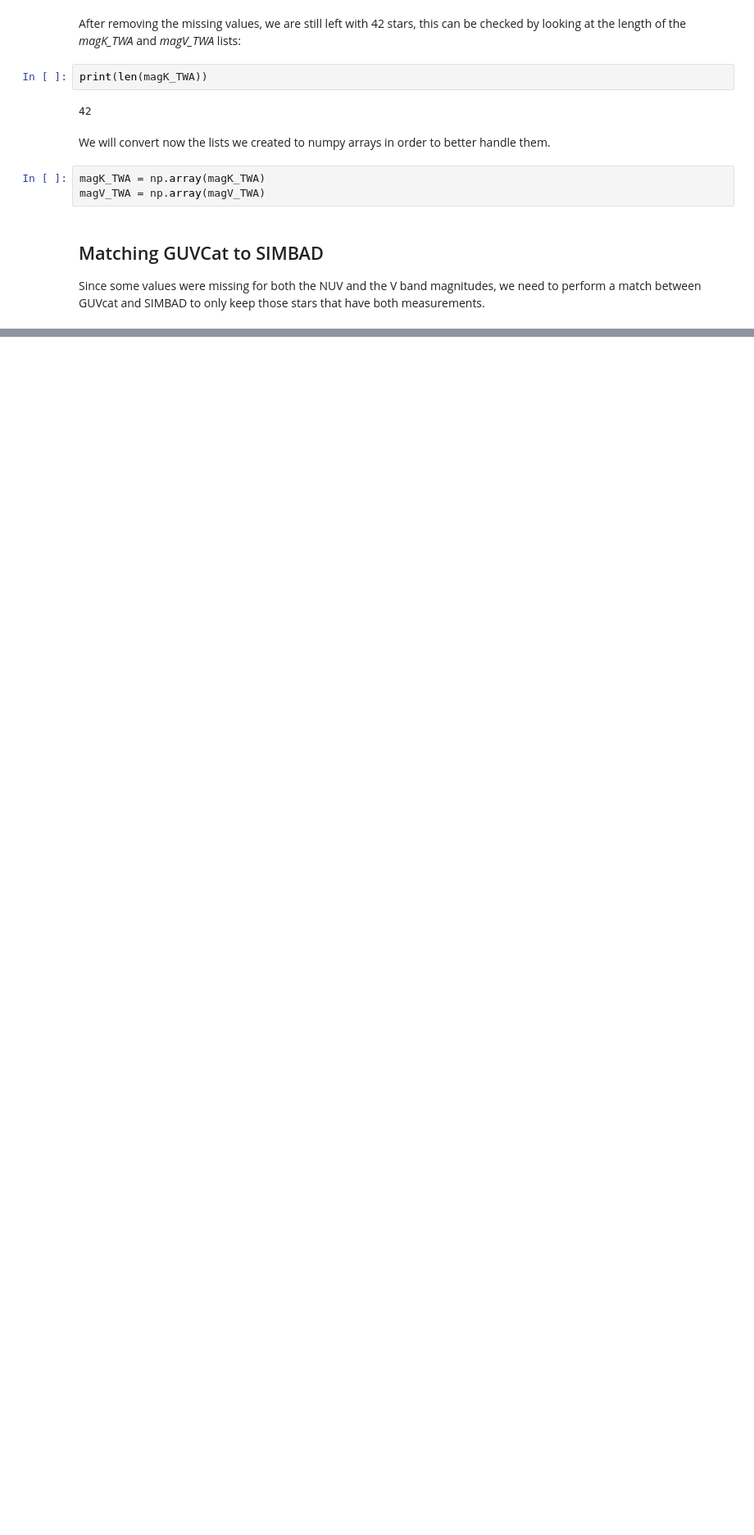
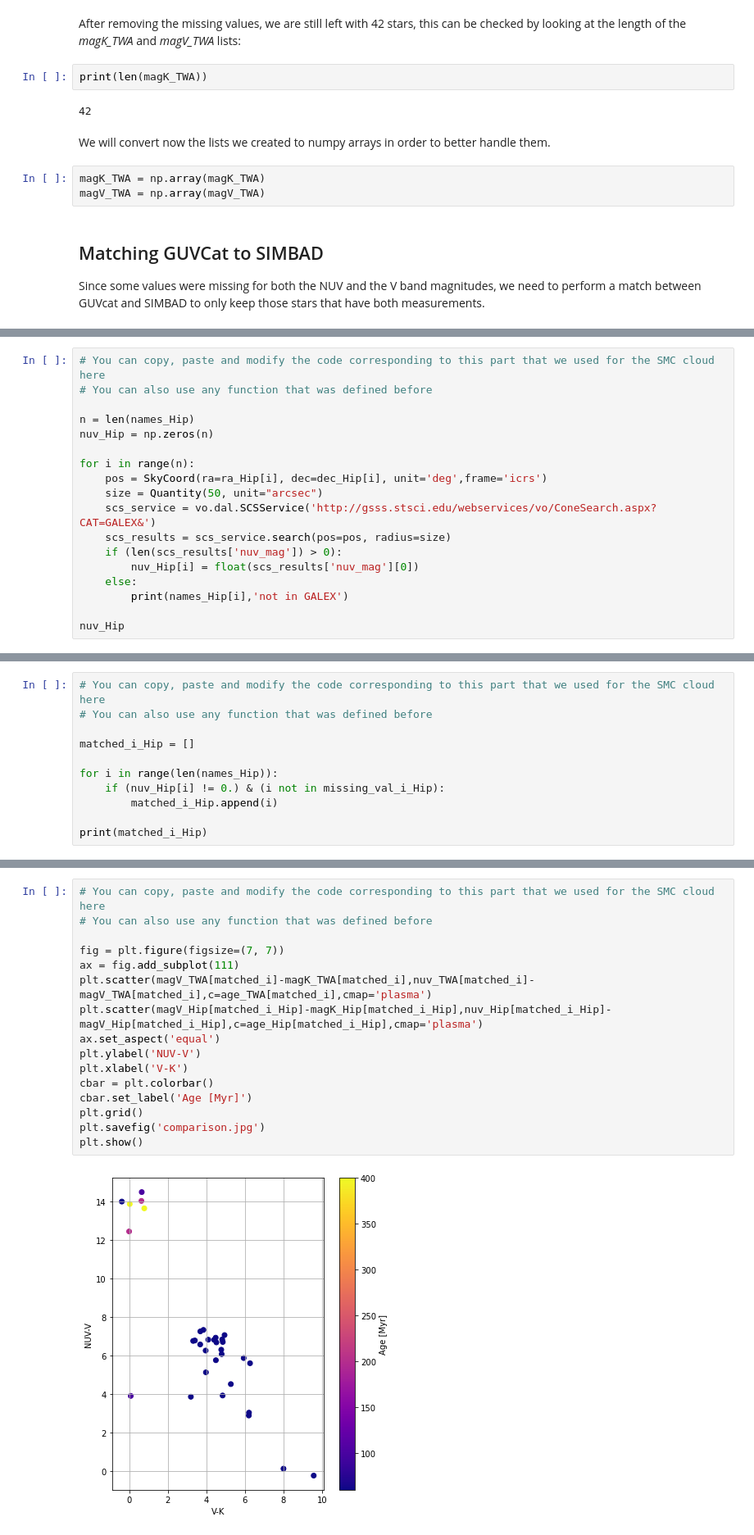
Before and after one commit to ScienceBetter/notebooks-stsci, a Jupyter notebook: UV_excess_in_low_mass_stars/UV_excess_in_low_mass_stars.ipynb, the cells around one changed output, grey strips where cells are left out. Shown at 82% size. Drawn from its saved outputs; the diff is of its cells as text; blank space fills up the shorter version.

```diff
--- a/UV_excess_in_low_mass_stars/UV_excess_in_low_mass_stars.ipynb
+++ b/UV_excess_in_low_mass_stars/UV_excess_in_low_mass_stars.ipynb
@@ -292,0 +342,18 @@ For more information about the MAST archive and details about mission data:
+# %%
+# You can copy, paste and modify the code corresponding to this part that we used for the SMC cloud here
+# You can also use any function that was defined before
+
+n = len(names_Hip)
+nuv_Hip = np.zeros(n)
+
+for i in range(n):
+    pos = SkyCoord(ra=ra_Hip[i], dec=dec_Hip[i], unit='deg',frame='icrs')
+    size = Quantity(50, unit="arcsec")
+    scs_service = vo.dal.SCSService('http://gsss.stsci.edu/webservices/vo/ConeSearch.aspx?CAT=GALEX&')
+    scs_results = scs_service.search(pos=pos, radius=size)
+    if (len(scs_results['nuv_mag']) > 0):
+        nuv_Hip[i] = float(scs_results['nuv_mag'][0])
+    else:
+        print(names_Hip[i],'not in GALEX')
+
+nuv_Hip
@@ -292,0 +416,11 @@ For more information about the MAST archive and details about mission data:
+# %%
+# You can copy, paste and modify the code corresponding to this part that we used for the SMC cloud here
+# You can also use any function that was defined before
+
+matched_i_Hip = []
+
+for i in range(len(names_Hip)):
+    if (nuv_Hip[i] != 0.) & (i not in missing_val_i_Hip):
+        matched_i_Hip.append(i)
+
+print(matched_i_Hip)
@@ -292,0 +431,18 @@ For more information about the MAST archive and details about mission data:
+# %%
+# You can copy, paste and modify the code corresponding to this part that we used for the SMC cloud here
+# You can also use any function that was defined before
+
+fig = plt.figure(figsize=(7, 7))
+ax = fig.add_subplot(111)
+plt.scatter(magV_TWA[matched_i]-magK_TWA[matched_i],nuv_TWA[matched_i]-magV_TWA[matched_i],c=age_TWA[matched_i],cmap='plasma')
+plt.scatter(magV_Hip[matched_i_Hip]-magK_Hip[matched_i_Hip],nuv_Hip[matched_i_Hip]-magV_Hip[matched_i_Hip],c=age_Hip[matched_i_Hip],cmap='plasma')
+ax.set_aspect('equal')
+plt.ylabel('NUV-V')
+plt.xlabel('V-K')
+cbar = plt.colorbar()
+cbar.set_label('Age [Myr]')
+plt.grid()
+plt.savefig('comparison.jpg')
+plt.show()
+# %% [output]
+[figure, added]
```
Also changed, not shown: parts of 27 cells of this notebook.
